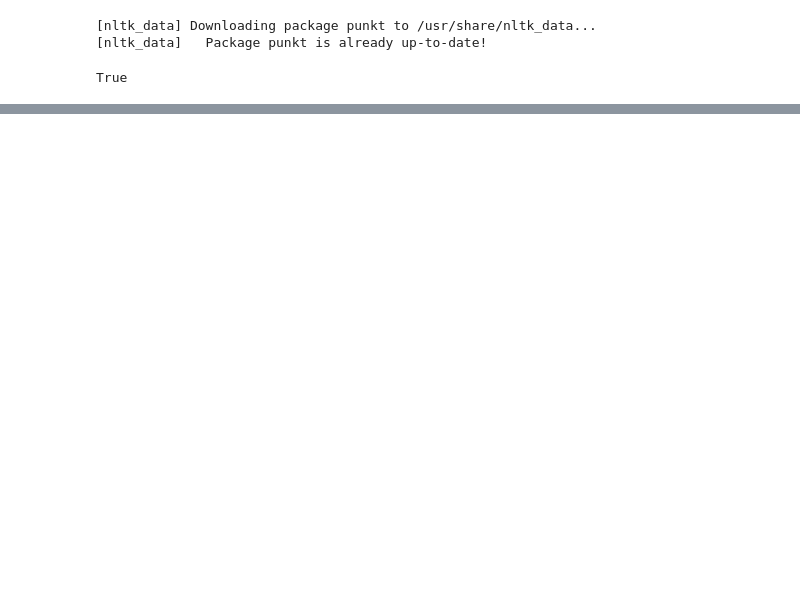
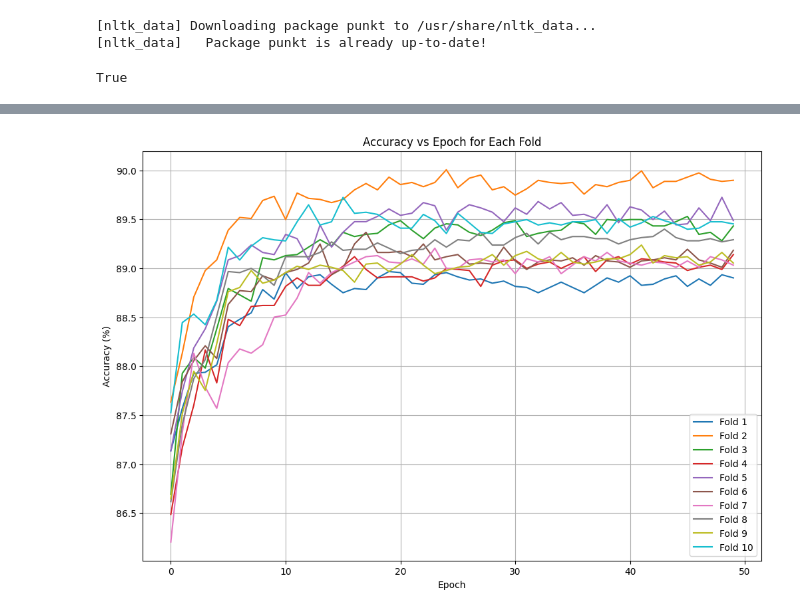
Before and after one commit to WhoLetMeCook/Youth-Sentiment-Analysis, a Jupyter notebook: FNN.ipynb, the cells around one changed output, grey strips where cells are left out. Cells and saved outputs as stored; diff of their text form; code cells hidden in the pictures; blank space fills up the shorter version.

```diff
--- a/FNN.ipynb
+++ b/FNN.ipynb
@@ -85,6 +85,7 @@ def run_kfold(k, trainList):
     kf = KFold(n_splits=k, shuffle=True, random_state=42)
     fold_accuracies = []
     fold_losses = []
+    epoch_accuracies = []
 
     for fold, (train_index, val_index) in enumerate(kf.split(trainList)):
         train_data = [trainList[i] for i in train_index]
@@ -97,18 +98,18 @@ def run_kfold(k, trainList):
         X_train_fold = vectorizer.fit_transform(train_texts).toarray()
         X_val_fold = vectorizer.transform(val_texts).toarray()
 
-        #Add is_long feature
+        # Add is_long feature
         train_is_long = np.array([example.get('is_long', 0) for example in train_data]).reshape(-1, 1)
         val_is_long = np.array([example.get('is_long', 0) for example in val_data]).reshape(-1, 1)
         X_train_fold = np.hstack((X_train_fold, train_is_long))
         X_val_fold = np.hstack((X_val_fold, val_is_long))
 
-        #scikit-learn StandardScaler to center data
+        # Scikit-learn StandardScaler to center data
         scaler = StandardScaler()
         X_train_fold = scaler.fit_transform(X_train_fold)
         X_val_fold = scaler.transform(X_val_fold)
 
-        #Create tensors
+        # Create tensors
         X_train_tensor = torch.tensor(X_train_fold, dtype=torch.float32)
         y_train_tensor = torch.tensor([example['label'] for example in train_data], dtype=torch.float32).unsqueeze(1)
         X_val_tensor = torch.tensor(X_val_fold, dtype=torch.float32)
@@ -126,7 +127,8 @@ def run_kfold(k, trainList):
 
         num_epochs = 50
 
-        #Accuracy calculation and epochs
+        # Accuracy calculation and epochs
+        accuracies_per_fold = []
         for epoch in range(num_epochs):
             model.train()
             for inputs, labels in train_loader:
@@ -142,11 +144,13 @@ def run_kfold(k, trainList):
                 val_loss = criterion(val_outputs, y_val_tensor).item()
                 val_outputs = (val_outputs > 0.5).float()
                 accuracy = (val_outputs.eq(y_val_tensor).sum().item() / len(y_val_tensor)) * 100
+                accuracies_per_fold.append(accuracy)
 
             scheduler.step()
 
         fold_accuracies.append(accuracy)
         fold_losses.append(val_loss)
+        epoch_accuracies.append(accuracies_per_fold)
 
         # Clear up space
         del model, optimizer, X_train_fold, X_val_fold, y_train_tensor, y_val_tensor
@@ -157,6 +161,16 @@ def run_kfold(k, trainList):
     avg_loss = np.mean(fold_losses)
     print(f'Average Accuracy: {avg_accuracy:.2f}%, Average Loss: {avg_loss:.4f}')
 
+    # Plot accuracy vs epoch
+    plt.figure(figsize=(12, 8))
+    for fold, accuracies in enumerate(epoch_accuracies):
+        plt.plot(accuracies, label=f'Fold {fold + 1}')
+    plt.xlabel('Epoch')
+    plt.ylabel('Accuracy (%)')
+    plt.title('Accuracy vs Epoch for Each Fold')
+    plt.legend()
+    plt.grid(True)
+    plt.show()
 k = 10
 run_kfold(k, trainList)
 # %% [output]
@@ -163,0 +178 @@ Average Accuracy: 89.25%, Average Loss: 0.7163
+[figure, added]
```
Also changed, not shown: parts of 2 cells of this notebook.
